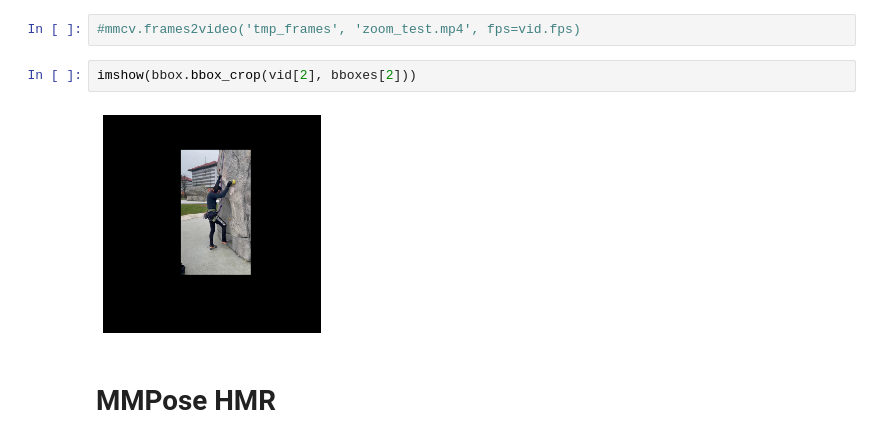
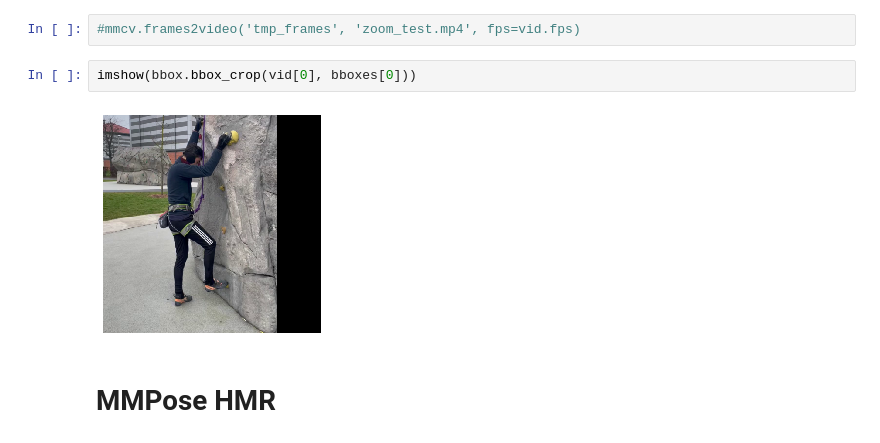
Before and after one commit to 2food/APEC, a Jupyter notebook: meva.ipynb, the cells around one changed output. Saved outputs shown, nothing was run; the diff lists cells and outputs as text.

```diff
--- a/meva.ipynb
+++ b/meva.ipynb
@@ -98,9 +107,9 @@ IndexError: index 0 is out of bounds for axis 0 with size 0
 # %%
 #mmcv.frames2video('tmp_frames', 'zoom_test.mp4', fps=vid.fps)
 # %%
-imshow(bbox.bbox_crop(vid[2], bboxes[2]))
+imshow(bbox.bbox_crop(vid[0], bboxes[0]))
 # %% [output]
-[figure, old version]
+[figure, new version]
 # %% [markdown]
 # MMPose HMR
 # %%
```
Also changed, not shown: parts of 7 cells of this notebook, 1 other file.
